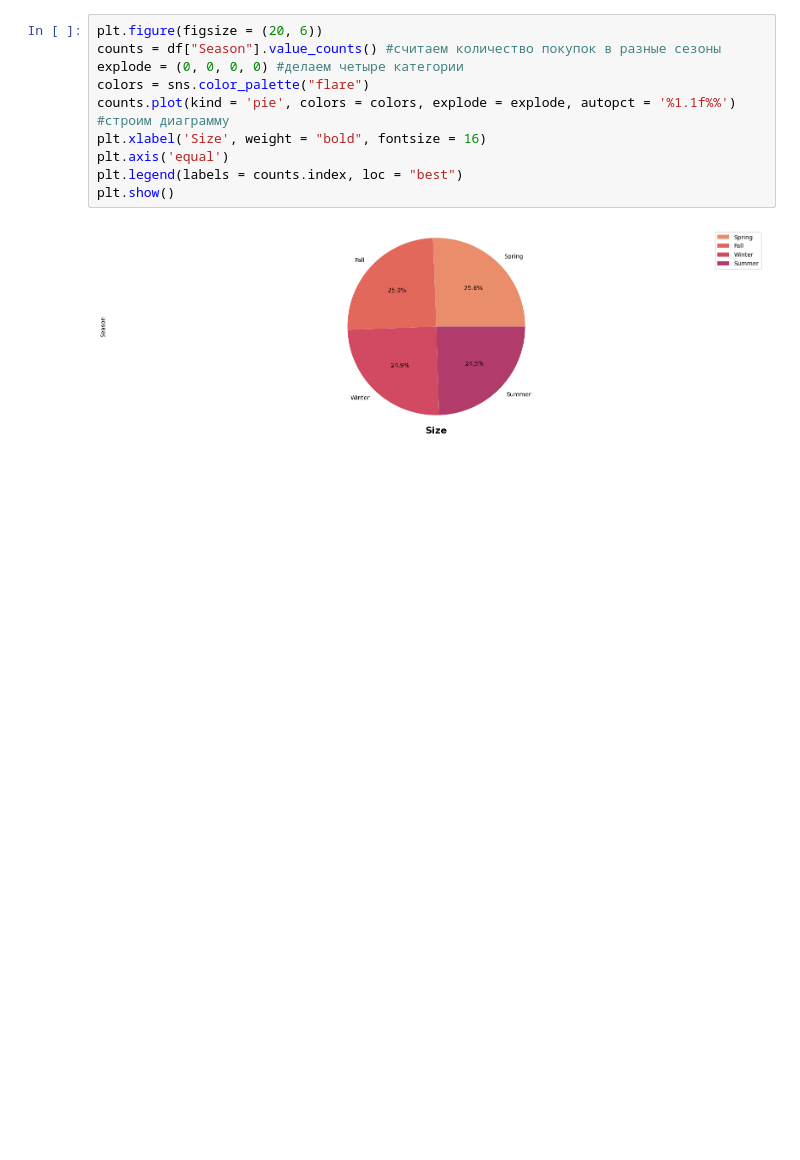
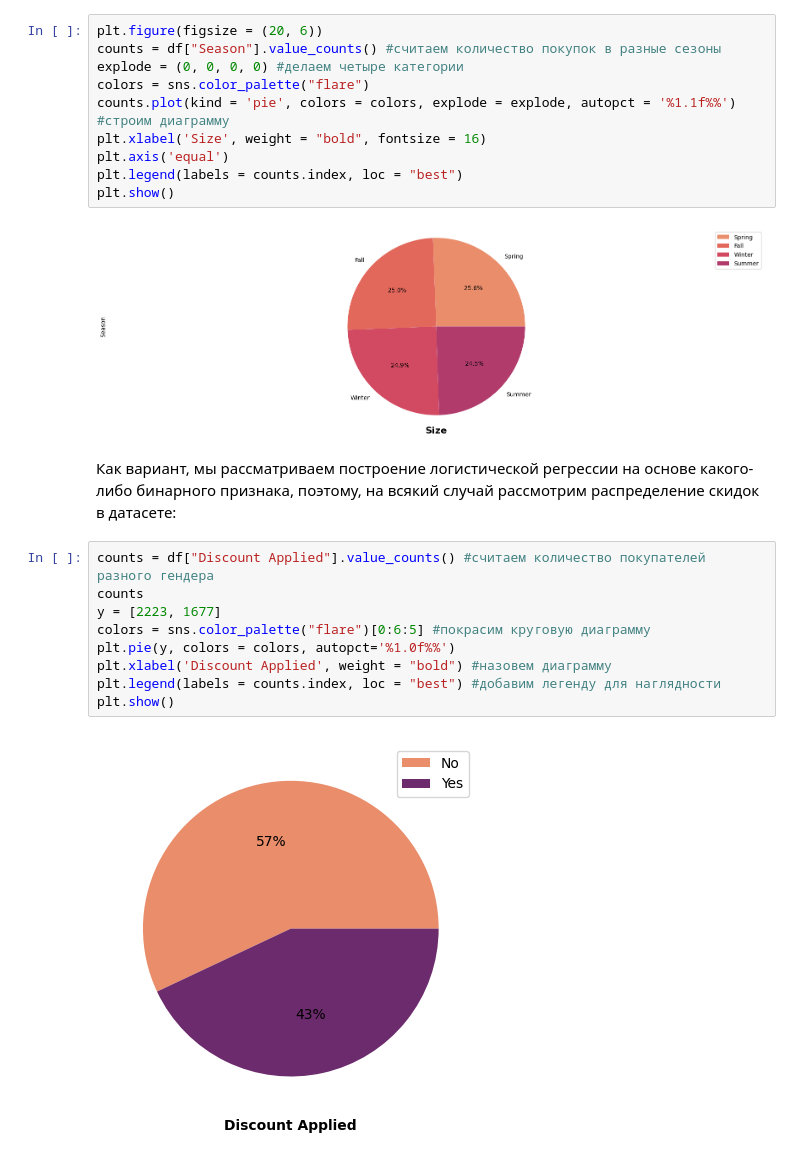
Before and after one commit to helli-op/Linear_Regression, a Jupyter notebook: HIS.ipynb, the cells around one changed output. Drawn from its saved outputs; the diff is of its cells as text; blank space fills up the shorter version.

Commit message:
Продолжение построения графиков
Последний график, распределение покупок по наличию/отсутствию скидок.

```diff
--- a/HIS.ipynb
+++ b/HIS.ipynb
@@ -166,3 +166,16 @@ plt.legend(labels = counts.index, loc = "best")
 plt.show()
 # %% [output]
 [figure]
+# %% [markdown]
+Как вариант, мы рассматриваем построение логистической регрессии на основе какого-либо бинарного признака, поэтому, на всякий случай рассмотрим распределение скидок в датасете:
+# %%
+counts = df["Discount Applied"].value_counts() #считаем количество покупателей разного гендера
+counts
+y = [2223, 1677]
+colors = sns.color_palette("flare")[0:6:5] #покрасим круговую диаграмму
+plt.pie(y, colors = colors, autopct='%1.0f%%')
+plt.xlabel('Discount Applied', weight = "bold") #назовем диаграмму
+plt.legend(labels = counts.index, loc = "best") #добавим легенду для наглядности
+plt.show()
+# %% [output]
+[figure, added]
```
